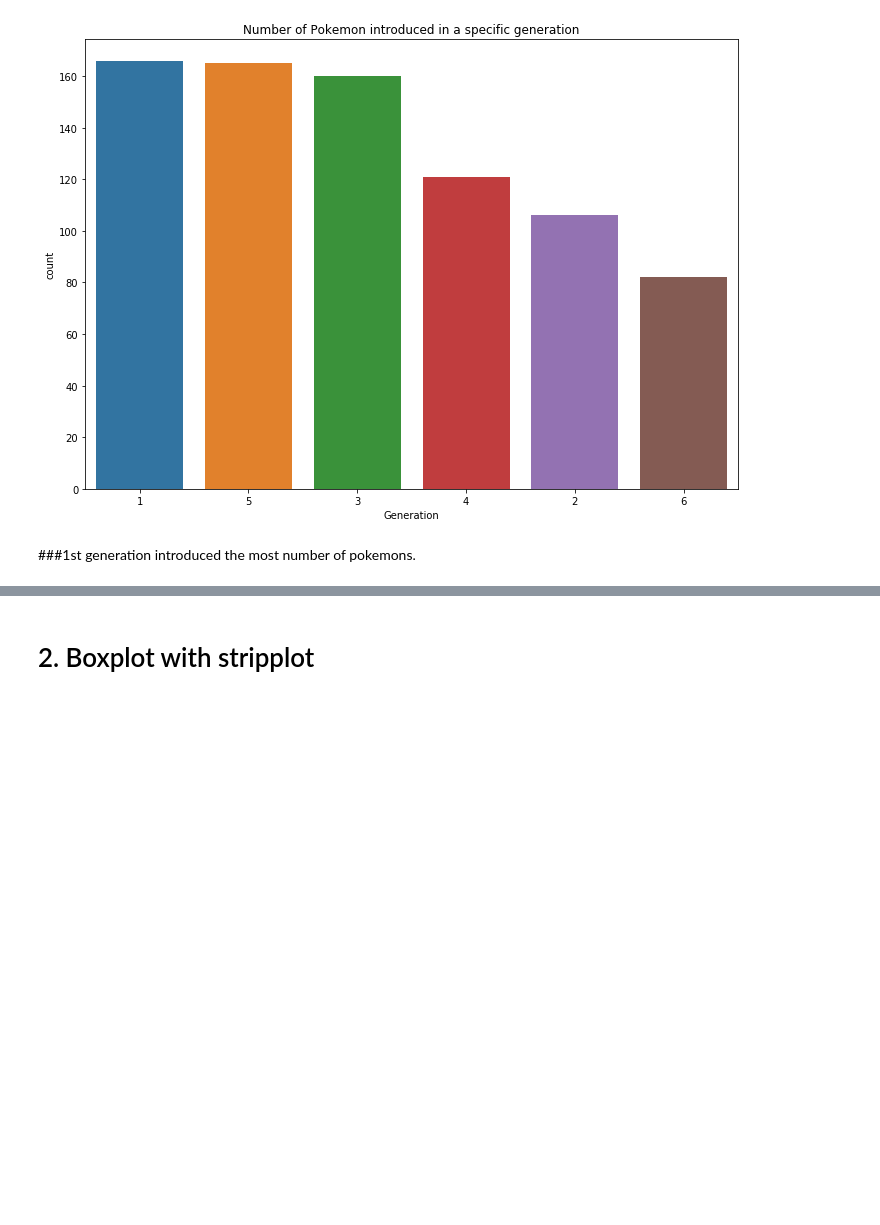
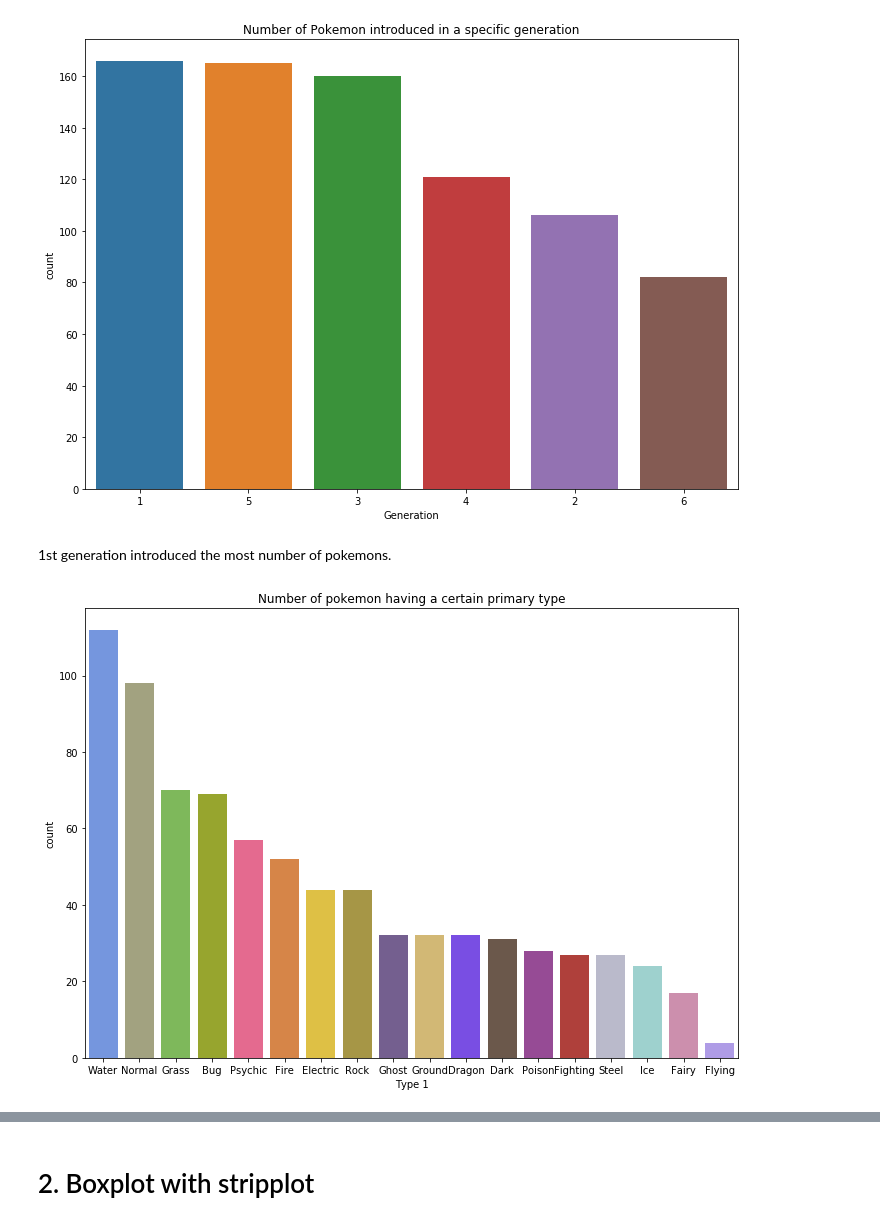
Before and after one commit to Nitesh2206/python-notebooks, a Jupyter notebook: Data_Visualisation_using_Seaborn_on_Pokemon_dataset.ipynb, the cells around one changed output, grey strips where cells are left out. Drawn from its saved outputs; the diff is of its cells as text; code cells hidden in the pictures; blank space fills up the shorter version.

```diff
--- a/Data_Visualisation_using_Seaborn_on_Pokemon_dataset.ipynb
+++ b/Data_Visualisation_using_Seaborn_on_Pokemon_dataset.ipynb
@@ -98,4 +98,16 @@ df_pkmn['Generation'].value_counts()
 Name: Generation, dtype: int64
 [figure]
 # %% [markdown]
-###1st generation introduced the most number of pokemons.
+1st generation introduced the most number of pokemons.
+# %%
+ # Make a dictionary with one specific color per type:
+custom_pal = {"Normal": "#A8A77A","Fire":"#EE8130","Water":"#6390F0",
+              "Electric":"#F7D02C","Grass":"#7AC74C","Ice":"#96D9D6",
+              "Fighting":"#C22E28","Poison":"#A33EA1","Ground":"#E2BF65",
+              "Flying":  "#A98FF3","Psychic":"#F95587","Bug":"#A6B91A",
+              "Rock":"#B6A136","Ghost":"#735797","Dragon":"#6F35FC",
+              "Dark":"#705746","Steel":"#B7B7CE","Fairy":"#D685AD"}
+sns.countplot(x="Type 1", data=df_pkmn,palette=custom_pal, order=df_pkmn['Type 1'].value_counts().index).set_title('Number of pokemon having a certain primary type')
+plt.show()
+# %% [output]
+[figure, added]
```
Also changed, not shown: parts of 11 cells of this notebook.
